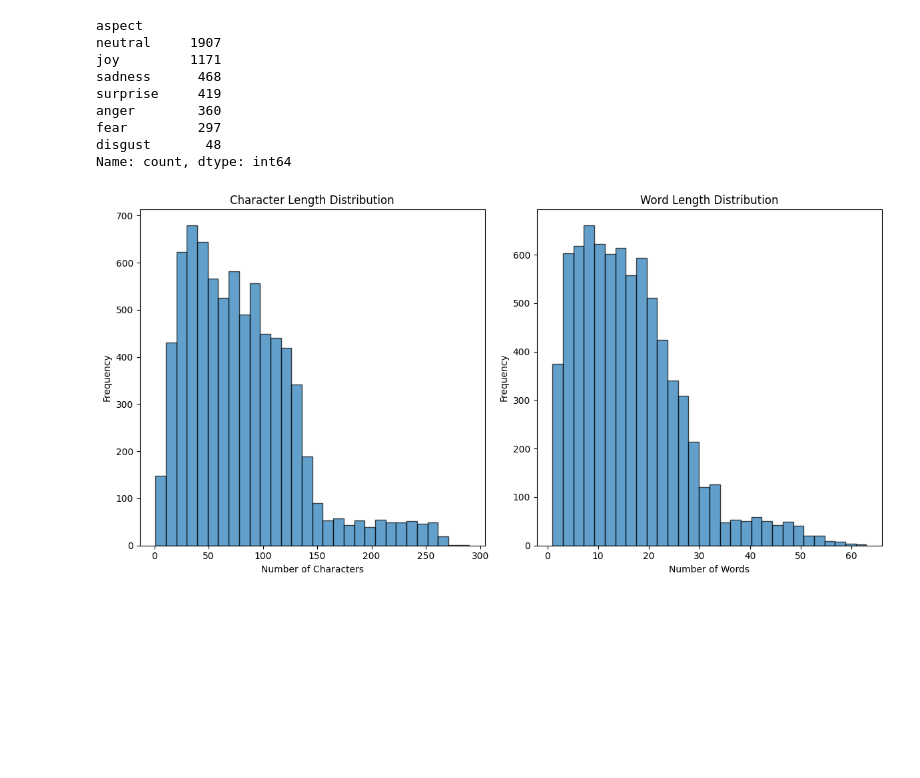
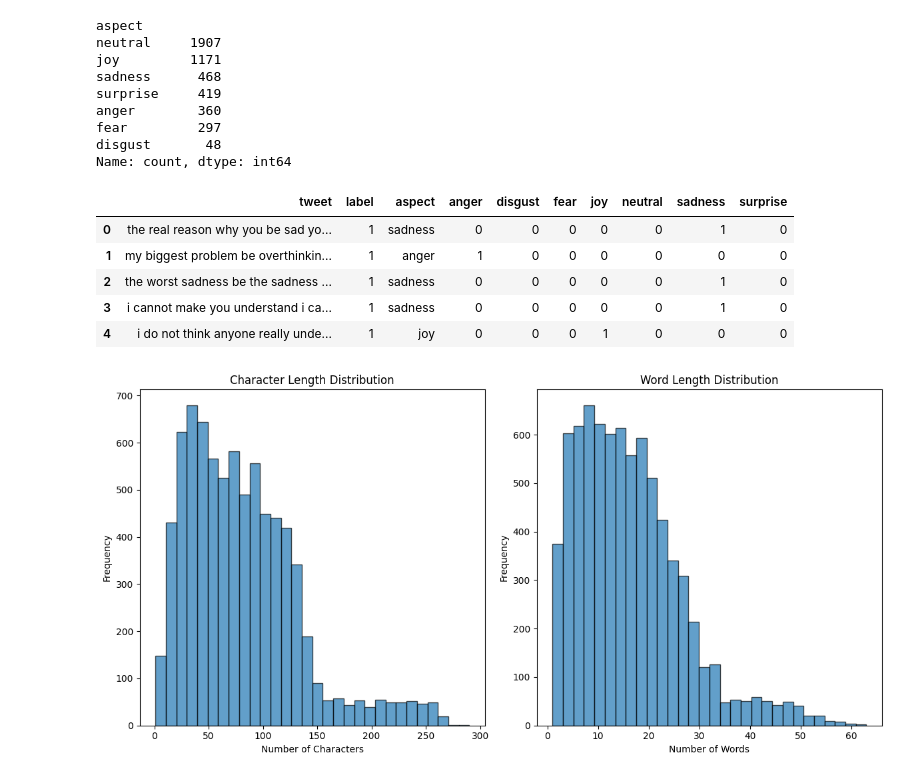
Before and after one commit to AbdulManaf12/Code, a Jupyter notebook: Dataset_preperation/twitter_data.ipynb, the cells around one changed output. Cells and saved outputs as stored; diff of their text form; code cells hidden in the pictures; blank space fills up the shorter version.

```diff
--- a/Dataset_preperation/twitter_data.ipynb
+++ b/Dataset_preperation/twitter_data.ipynb
@@ -111,6 +111,18 @@ anger        360
 fear         297
 disgust       48
 Name: count, dtype: int64
+# %%
+one_hot_encoded_aspects = pd.get_dummies(df['aspect'])
+one_hot_encoded_aspects = one_hot_encoded_aspects.astype(int)
+df = pd.concat([df, one_hot_encoded_aspects], axis=1)
+df.head()
+# %% [output]
+|  | tweet | label | aspect | anger | disgust | fear | joy | neutral | sadness | surprise |
+| 0 | the real reason why you be sad yo... | 1 | sadness | 0 | 0 | 0 | 0 | 0 | 1 | 0 |
+| 1 | my biggest problem be overthinkin... | 1 | anger | 1 | 0 | 0 | 0 | 0 | 0 | 0 |
+| 2 | the worst sadness be the sadness ... | 1 | sadness | 0 | 0 | 0 | 0 | 0 | 1 | 0 |
+| 3 | i cannot make you understand i ca... | 1 | sadness | 0 | 0 | 0 | 0 | 0 | 1 | 0 |
+| 4 | i do not think anyone really unde... | 1 | joy | 0 | 0 | 0 | 1 | 0 | 0 | 0 |
 # %%
 import matplotlib.pyplot as plt
 
```
Also changed, not shown: 1 other file.
